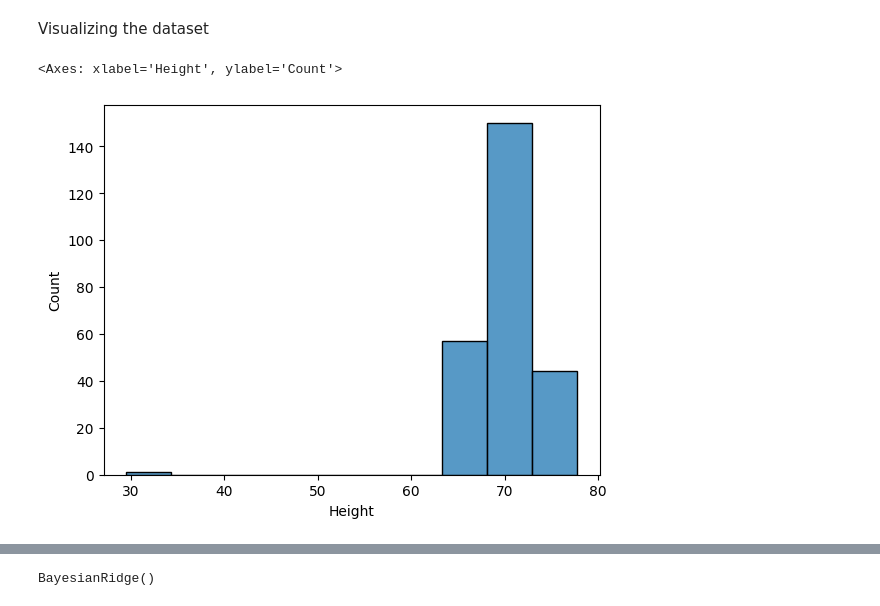
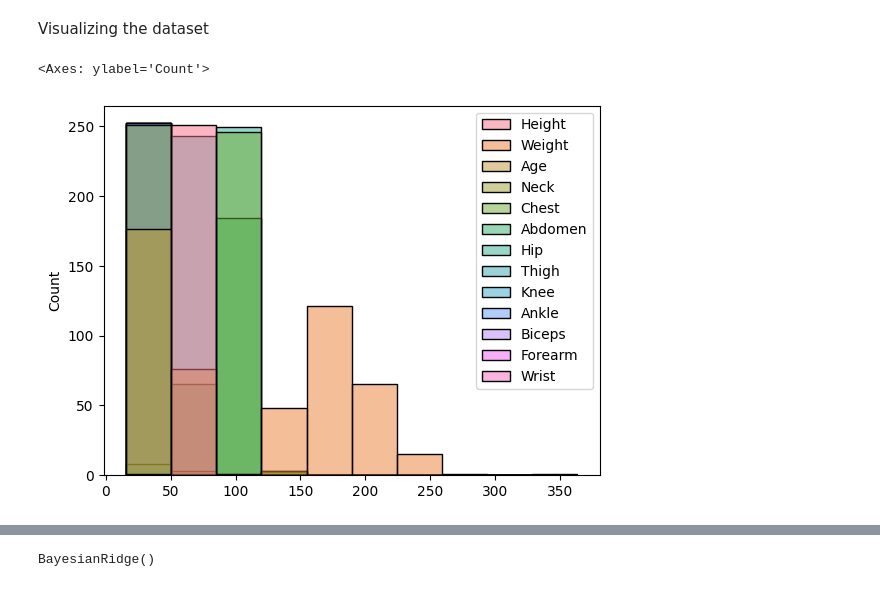
Before and after one commit to gideon-ogunbanjo/ModelX, a Jupyter notebook: modelX.ipynb, the cells around one changed output, grey strips where cells are left out. Cells and saved outputs as stored; diff of their text form; code cells hidden in the pictures.

```diff
--- a/modelX.ipynb
+++ b/modelX.ipynb
@@ -67,5 +70,5 @@ Visualizing the dataset
 # %%
-sns.histplot(data['Height'],kde=False,bins=10)
+sns.histplot(features,kde=False,bins=10)
 # %% [output]
-<Axes: xlabel='Height', ylabel='Count'>
+<Axes: ylabel='Count'>
-[figure, old version]
+[figure, new version]
```
Also changed, not shown: parts of 7 cells of this notebook.
